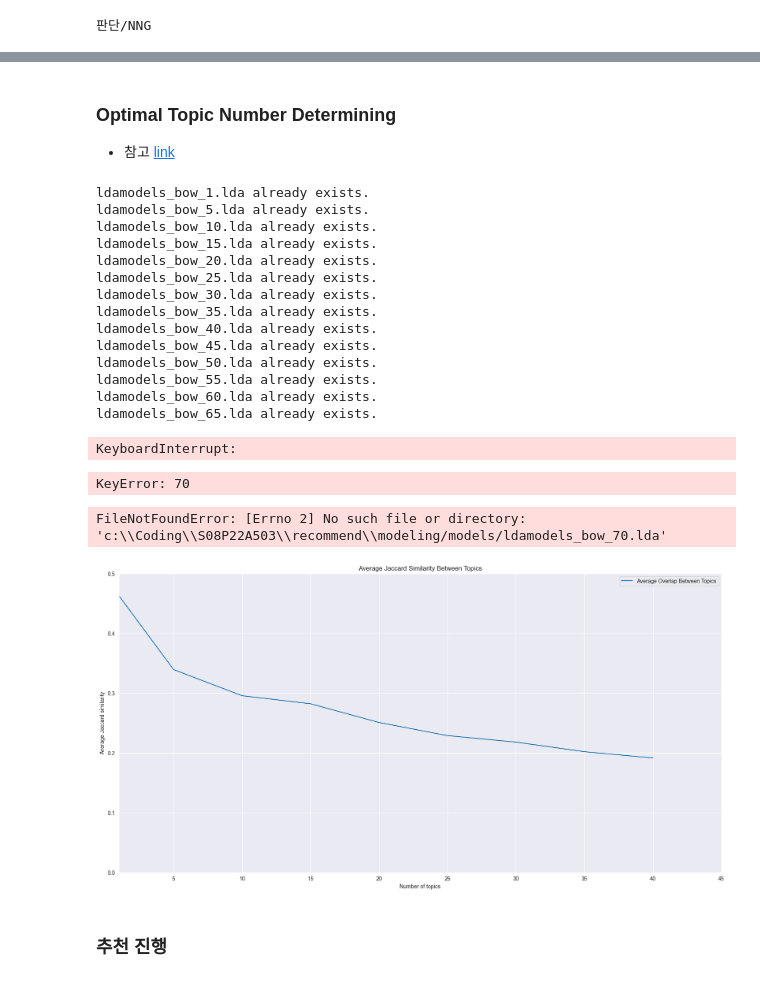
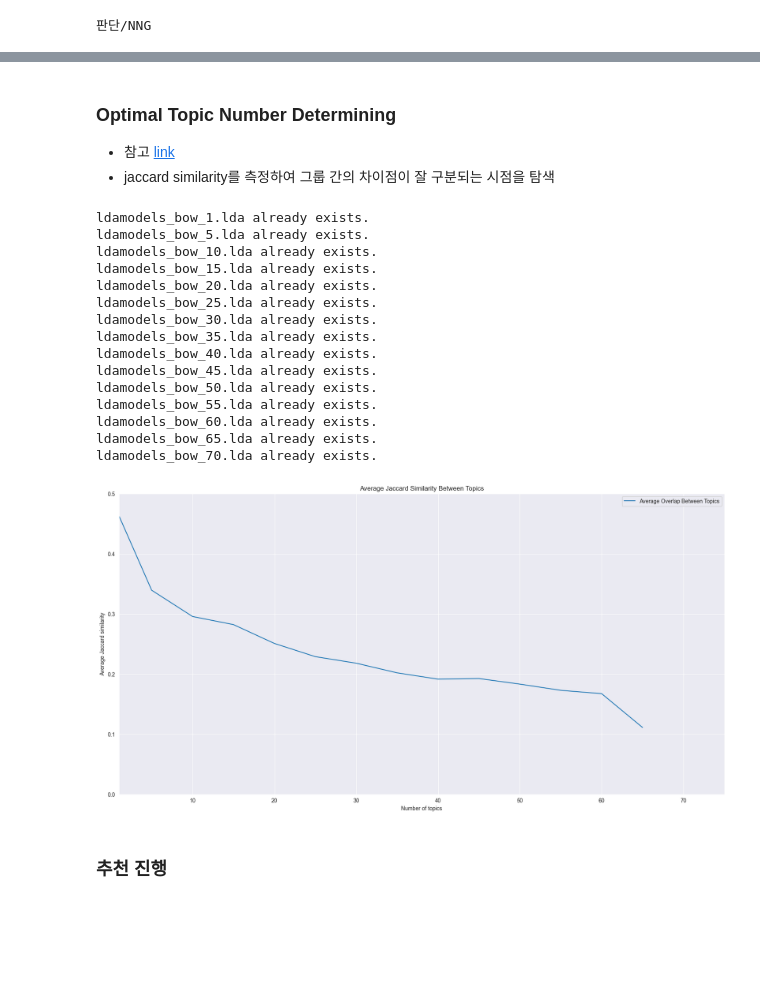
Before and after one commit to dldksco/churros, a Jupyter notebook: recommend/modeling/lda.ipynb, the cells around one changed output, grey strips where cells are left out. Drawn from its saved outputs; the diff is of its cells as text; code cells hidden in the pictures; blank space fills up the shorter version.

```diff
--- a/recommend/modeling/lda.ipynb
+++ b/recommend/modeling/lda.ipynb
@@ -102,9 +46,7 @@ from collections import Counter # 단어 등장 횟수 카운트
 import pandas as pd
 # %%
 df_raw = pd.DataFrame(data)
+df = df_raw.set_index("_idx")
-# %%
-# 결측치 제거 (형태소 분석 진행시 null값이 존재하면 오류 발생)
-df = df_raw.dropna(axis = 0)
 # %%
 # 분석에서 제외할 데이터 제거
 df.reset_index(drop = True, inplace=True) # 인덱스 초기화
@@ -298,6 +249,7 @@ pyLDAvis.display(vis)
 # %% [markdown]
 ### Optimal Topic Number Determining
 - 참고 [link](https://humboldt-wi.github.io/blog/research/information_systems_1819/is_lda_final/)
+- jaccard similarity를 측정하여 그룹 간의 차이점이 잘 구분되는 시점을 탐색
 # %%
 import random
 topicnums = [1,5,10,15,20,25,30,35,40,45,50,55,60,65,70]
@@ -327,16 +279,13 @@ ldamodels_bow_50.lda already exists.
 ldamodels_bow_55.lda already exists.
 ldamodels_bow_60.lda already exists.
 ldamodels_bow_65.lda already exists.
+ldamodels_bow_70.lda already exists.
-KeyboardInterrupt:
-KeyError: 70
 # %%
 lda_topics = {}
 for i in topicnums:
     lda_model = models.LdaModel.load(project_folder+'/models/ldamodels_bow_'+str(i)+'.lda')
     lda_topics_string = lda_model.show_topics(i)
     lda_topics[i] = ["".join([c if c.isalpha() else " " for c in topic[1]]).split() for topic in lda_topics_string]
-# %% [output]
-FileNotFoundError: [Errno 2] No such file or directory: 'c:\\Coding\\S08P22A503\\recommend\\modeling/models/ldamodels_bow_70.lda'
 # %%
 def jaccard_similarity(query, document):
     intersection = set(query).intersection(set(document))
@@ -355,23 +304,23 @@ for i in range(0,len(topicnums)-1):
 # %%
 mean_stability = [np.array(lda_stability[i]).mean() for i in topicnums[:-1]]
 
 import matplotlib.pyplot as plt
 import seaborn as sns
 
 with sns.axes_style("darkgrid"):
     x = topicnums[:-1]
     y = mean_stability
     plt.figure(figsize=(20,10))
     plt.plot(x,y,label='Average Overlap Between Topics')
-    plt.xlim([1, 45])
+    plt.xlim([1, 75])
     plt.ylim([0, 0.5])
     plt.xlabel('Number of topics')
     plt.ylabel('Average Jaccard similarity')
     plt.title('Average Jaccard Similarity Between Topics')
     plt.legend()
     plt.show()
 # %% [output]
-[figure, old version]
+[figure, new version]
 # %% [markdown]
 ### 추천 진행
 # %%
```
Also changed, not shown: parts of 29 cells of this notebook.
